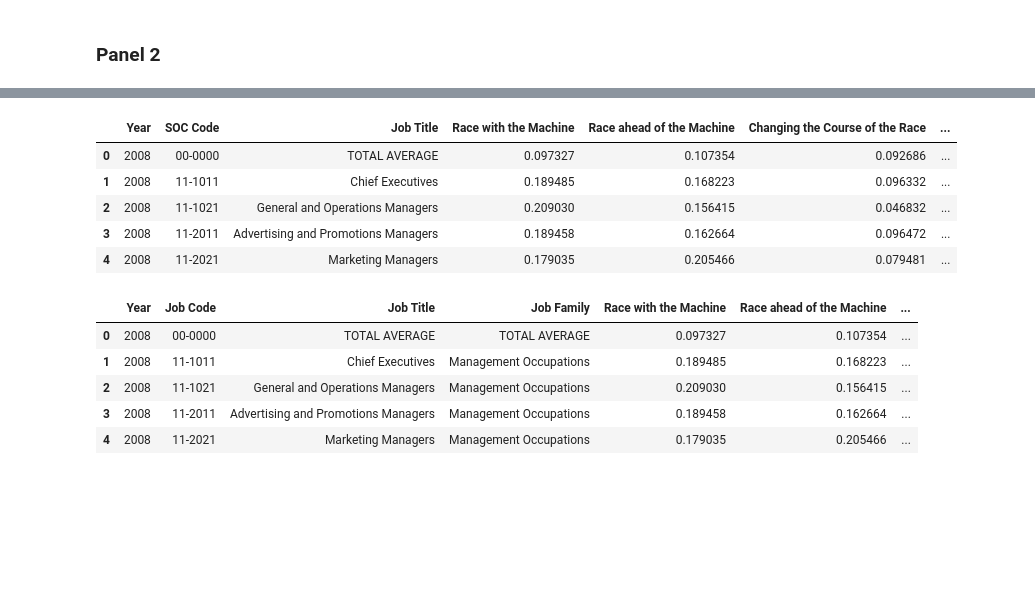
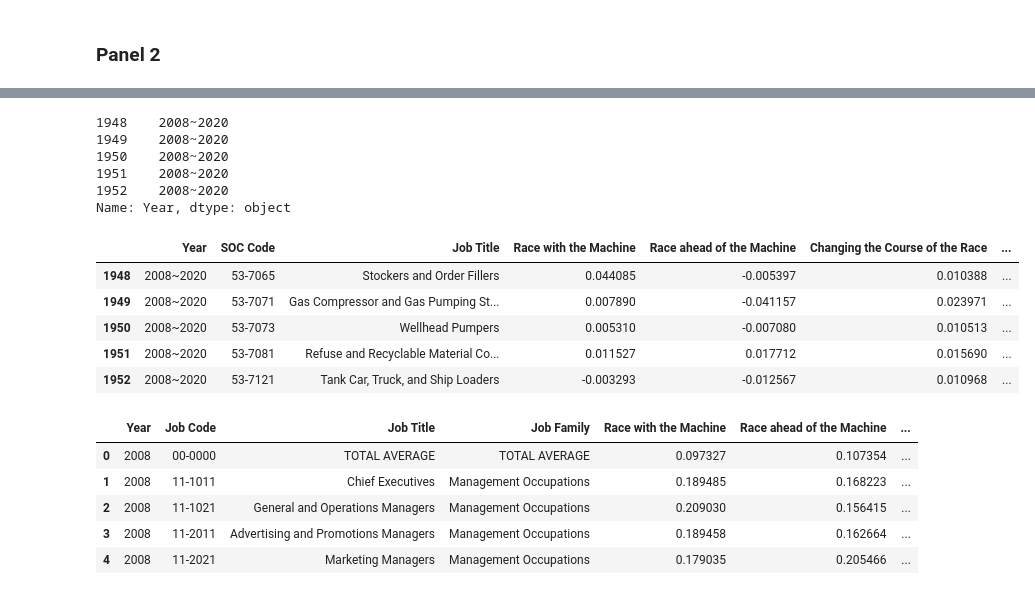
Before and after one commit to jonghkim/job-automation-index-web, a Jupyter notebook: notebook/excel_to_panel.ipynb, the cells around one changed output, grey strips where cells are left out. Drawn from its saved outputs; the diff is of its cells as text; code cells hidden in the pictures; blank space fills up the shorter version.

```diff
--- a/notebook/excel_to_panel.ipynb
+++ b/notebook/excel_to_panel.ipynb
@@ -217,13 +235,26 @@ job_information_df_2008_2020.head()
 # %%
 panel2_df = panel2_df.merge(job_information_df_2008_2020[['SOC Code','Job Family']], on='SOC Code', how='left')
+# %%
+panel2_df.tail()['Year']
+# %% [output]
+1948    2008~2020
+1949    2008~2020
+1950    2008~2020
+1951    2008~2020
+1952    2008~2020
+Name: Year, dtype: object
+# %%
+job_information_df_2008_2020['Year'] = '2008~2020'
+# %%
+panel2_df = panel2_df.merge(job_information_df_2008_2020[['SOC Code', 'Year', 'Employment Share Change', 'Wage Share Change']], on=['SOC Code', 'Year'], how='left')
 # %%
-panel2_df.head()
+panel2_df.tail()
 # %% [output]
 |  | Year | SOC Code | Job Title | Race with the Machine | Race ahead of the Machine | Changing the Course of the Race | ... |
-| 0 | 2008 | 00-0000 | TOTAL AVERAGE | 0.097327 | 0.107354 | 0.092686 | ... |
-| 1 | 2008 | 11-1011 | Chief Executives | 0.189485 | 0.168223 | 0.096332 | ... |
-| 2 | 2008 | 11-1021 | General and Operations Managers | 0.209030 | 0.156415 | 0.046832 | ... |
-| 3 | 2008 | 11-2011 | Advertising and Promotions Managers | 0.189458 | 0.162664 | 0.096472 | ... |
-| 4 | 2008 | 11-2021 | Marketing Managers | 0.179035 | 0.205466 | 0.079481 | ... |
+| 1948 | 2008~2020 | 53-7065 | Stockers and Order Fillers | 0.044085 | -0.005397 | 0.010388 | ... |
+| 1949 | 2008~2020 | 53-7071 | Gas Compressor and Gas Pumping St... | 0.007890 | -0.041157 | 0.023971 | ... |
+| 1950 | 2008~2020 | 53-7073 | Wellhead Pumpers | 0.005310 | -0.007080 | 0.010513 | ... |
+| 1951 | 2008~2020 | 53-7081 | Refuse and Recyclable Material Co... | 0.011527 | 0.017712 | 0.015690 | ... |
+| 1952 | 2008~2020 | 53-7121 | Tank Car, Truck, and Ship Loaders | -0.003293 | -0.012567 | 0.010968 | ... |
 # %%
 panel2_df = panel2_df[['Year','SOC Code','Job Title','Job Family', 'Race with the Machine', 'Race ahead of the Machine', 'Changing the Course of the Race',
```
Also changed, not shown: parts of 6 cells of this notebook, 2 other files.
